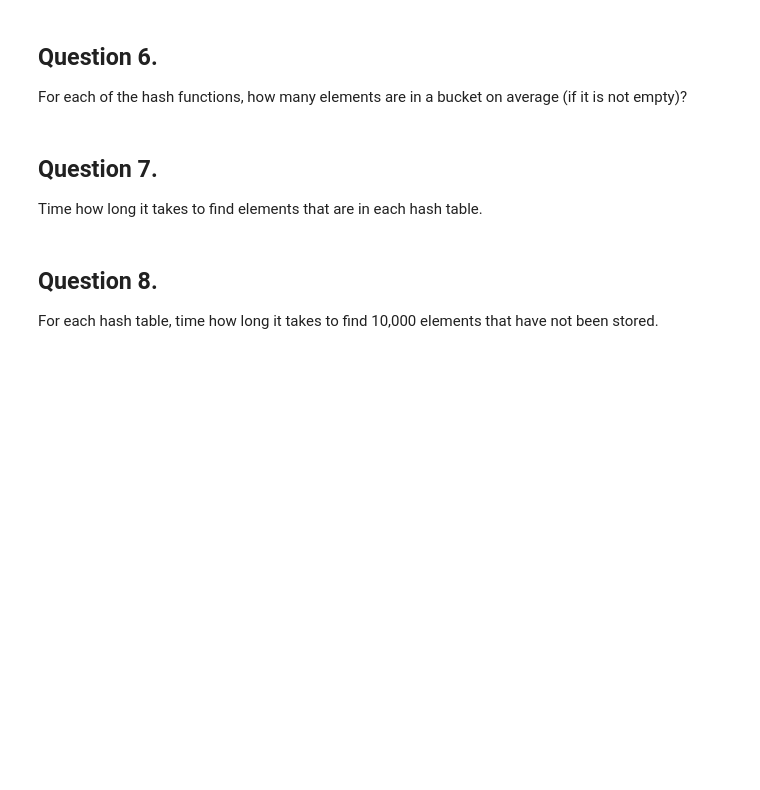
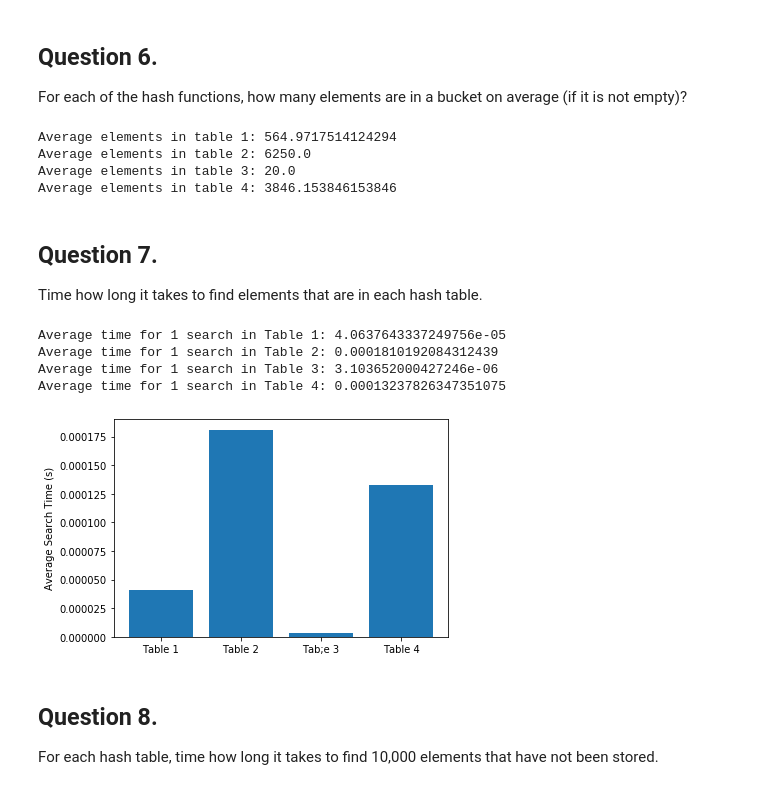
Before and after one commit to mahmud-nobe/CS110_pcw, a Jupyter notebook: CS110_Pre_Class_Work_7_2.ipynb, the cells around one changed output. Cells and saved outputs as stored; diff of their text form; code cells hidden in the pictures; blank space fills up the shorter version.

```diff
--- a/CS110_Pre_Class_Work_7_2.ipynb
+++ b/CS110_Pre_Class_Work_7_2.ipynb
@@ -128,3 +270,34 @@ raise NotImplementedError()
+# %%
+non_empty_bucket1 = 0
+for bucket in hash_table1:
+  if(len(bucket) != 0):
+    non_empty_bucket1 += 1
+print('Average elements in table 1:', 100000/non_empty_bucket1)
+
+non_empty_bucket2 = 0
+for bucket in hash_table2:
+  if(len(bucket) != 0):
+    non_empty_bucket2 += 1
+print('Average elements in table 2:', 100000/non_empty_bucket2)
+
+non_empty_bucket3 = 0
+for bucket in hash_table3:
+  if(len(bucket) != 0):
+    non_empty_bucket3 += 1
+print('Average elements in table 3:', 100000/non_empty_bucket3)
+
+non_empty_bucket4 = 0
+for bucket in hash_table4:
+  if(len(bucket) != 0):
+    non_empty_bucket4 += 1
+print('Average elements in table 4:', 100000/non_empty_bucket4)
+
+# raise NotImplementedError()
+# %% [output]
+Average elements in table 1: 564.9717514124294
+Average elements in table 2: 6250.0
+Average elements in table 3: 20.0
+Average elements in table 4: 3846.153846153846
 # %% [markdown]
 ## Question 7.
 
@@ -135,3 +305,51 @@ raise NotImplementedError()
+# %%
+import time
+
+avg_time = []
+
+start = time.time()
+for word in words:
+  contains(hash_table1, word, hash_str1)
+end = time.time()
+avg_time.append((end-start)/len(words))
+print('Average time for 1 search in Table 1:', avg_time[0])
+
+start = time.time()
+for word in words:
+  contains(hash_table2, word, hash_str2)
+end = time.time()
+avg_time.append((end-start)/len(words))
+print('Average time for 1 search in Table 2:', avg_time[1])
+
+start = time.time()
+for word in words:
+  contains(hash_table3, word, hash_str3)
+end = time.time()
+avg_time.append((end-start)/len(words))
+print('Average time for 1 search in Table 3:', avg_time[2])
+
+start = time.time()
+for word in words:
+  contains(hash_table4, word, hash_str4)
+end = time.time()
+avg_time.append((end-start)/len(words))
+print('Average time for 1 search in Table 4:', avg_time[3])
+
+
+# raise NotImplementedError()
+# %% [output]
+Average time for 1 search in Table 1: 4.0637643337249756e-05
+Average time for 1 search in Table 2: 0.0001810192084312439
+Average time for 1 search in Table 3: 3.103652000427246e-06
+Average time for 1 search in Table 4: 0.00013237826347351075
+# %%
+import matplotlib.pyplot as plt
+
+plt.bar(['Table 1', 'Table 2', 'Tab;e 3', 'Table 4'], avg_time)
+plt.ylabel('Average Search Time (s)')
+plt.show()
+# %% [output]
+[figure, added]
 # %% [markdown]
 ## Question 8.
 For each hash table, time how long it takes to find 10,000 elements that have not been stored.
```
Also changed, not shown: parts of 21 cells of this notebook.
